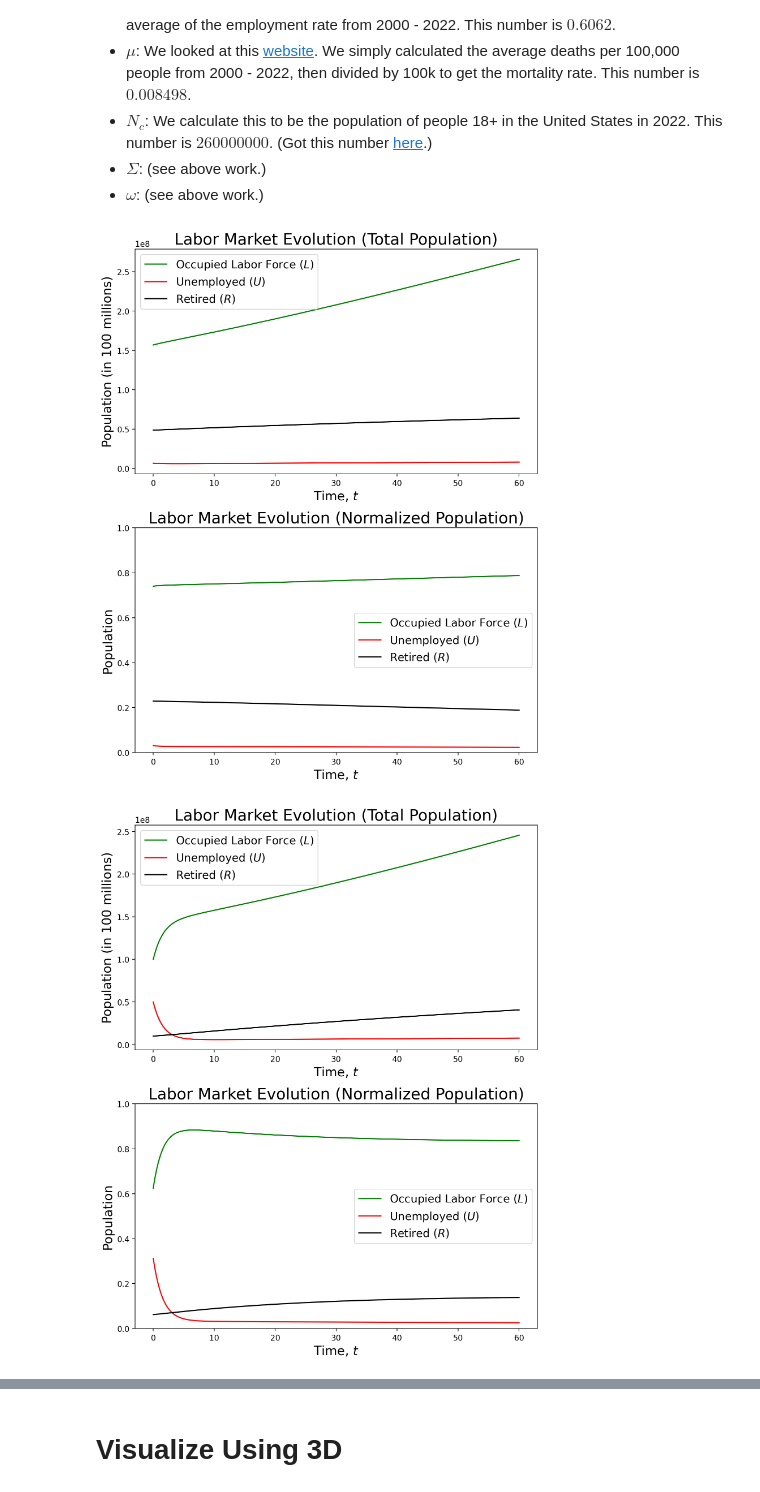
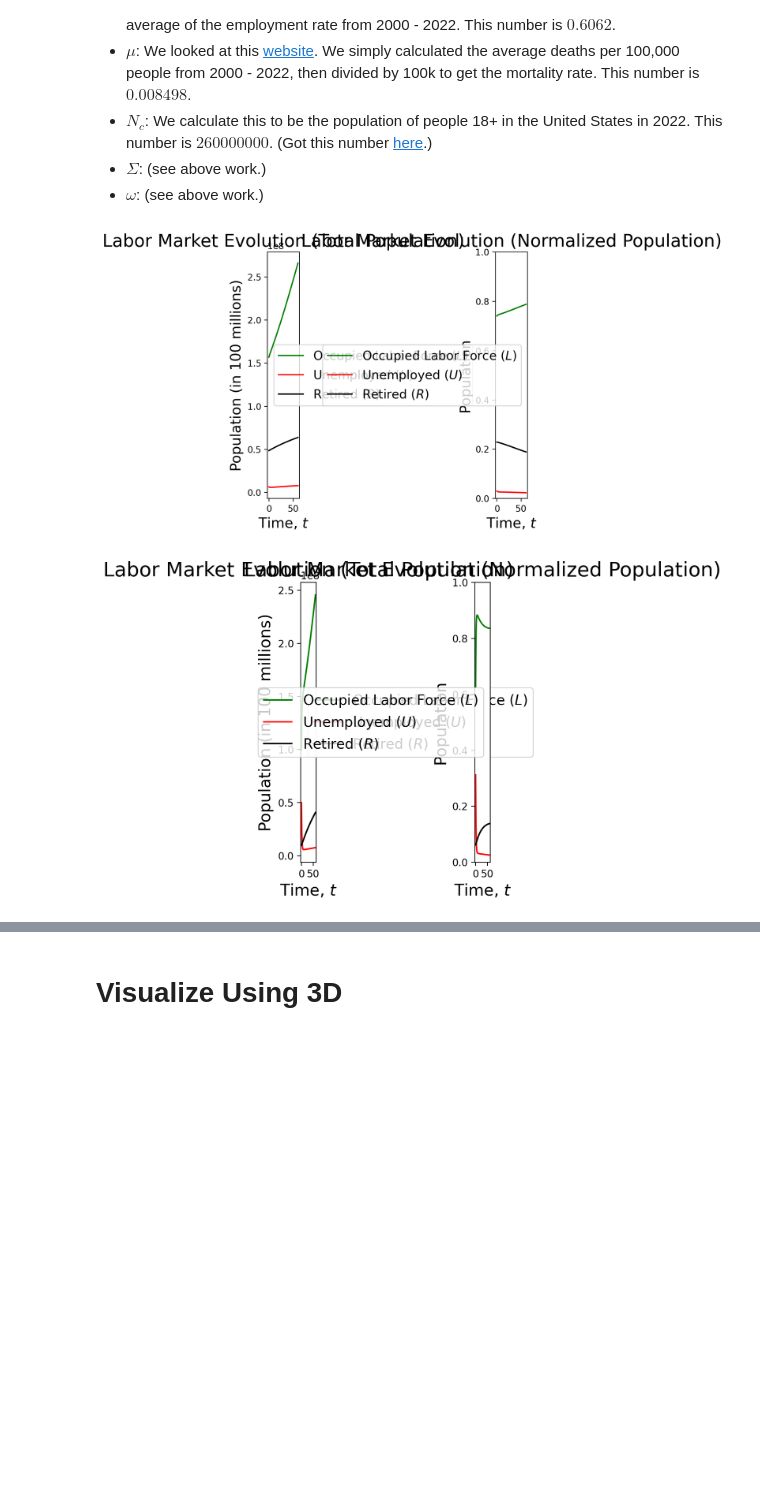
Before and after one commit to dylanskinner65/LaborEconomyDynamics, a Jupyter notebook: diff_eq_build.ipynb, the cells around one changed output, grey strips where cells are left out. Saved outputs shown, nothing was run; the diff lists cells and outputs as text; code cells hidden in the pictures; blank space fills up the shorter version.

```diff
--- a/diff_eq_build.ipynb
+++ b/diff_eq_build.ipynb
@@ -242,7 +242,8 @@ t = np.linspace(0, T, 1000)
 # Plug these values into solve_ivp
 # for i, y0 in enumerate([[157e6, 6.5e6, 48.59e6], [157.1e6, 1e6, 1e6], [156.5e6, 6e6, 48e6]]):
 for i, y0 in enumerate([[157e6, 6.5e6, 48.59e6], [100e6, 50e6, 10e6], [18e6, 200e6, 10e6]]):
-    fig, ax = plt.subplots(2, 1, figsize=(8,10), dpi=200)
+    # fig, ax = plt.subplots(2, 1, figsize=(8,10), dpi=200)
+    fig, ax = plt.subplots(1, 2, figsize=(5,5), dpi=200)
     solution = solve_ivp(f, (0, T), y0, t_eval=t, args=(sigma, rho, tau, gamma, mu, N_c, Sigma, omega))
 
     # # Get the number of rabbits and wolves
@@ -267,32 +268,32 @@ for i, y0 in enumerate([[157e6, 6.5e6, 48.59e6], [100e6, 50e6, 10e6], [18e6, 200
     # ax[2].set_ylabel('Population')
     # ax[2].legend()
     sum_people = np.sum(solution.y, axis=0)
 
     ax[0].plot(solution.t, solution.y[0, :], label=f'Occupied Labor Force ($L$)', color='green')
     ax[0].plot(solution.t, solution.y[1, :], label=f'Unemployed ($U$)', color='red')
     ax[0].plot(solution.t, solution.y[2, :], label=f'Retired ($R$)', color='black')
     ax[0].set_title(f'Labor Market Evolution (Total Population)', fontsize=20)
     ax[0].set_xlabel('Time, $t$', fontsize=16)
     ax[0].set_ylabel('Population (in 100 millions)', fontsize=16)
     # ax[i].set_ylim(0, 1)
     ax[0].legend(fontsize=14)
 
     ax[1].plot(solution.t, solution.y[0, :]/sum_people, label=f'Occupied Labor Force ($L$)', color='green')
     ax[1].plot(solution.t, solution.y[1, :]/sum_people, label=f'Unemployed ($U$)', color='red')
     ax[1].plot(solution.t, solution.y[2, :]/sum_people, label=f'Retired ($R$)', color='black')
     # ax[1].set_title(f'Population Model, Initial Conditions: {numerize(y0[0])}, {numerize(y0[1])}, {numerize(y0[2])}')
     ax[1].set_title(f'Labor Market Evolution (Normalized Population)', fontsize=20)
     ax[1].set_xlabel('Time, $t$', fontsize=16)
     ax[1].set_ylabel('Population', fontsize=16)
     ax[1].set_ylim(0, 1)
     ax[1].legend(fontsize=14)
     plt.tight_layout()
     plt.show()
     # print('Done with iteration', i)
 
 
 # plt.tight_layout()
 # plt.show()
 # %% [output]
-[figure, old version]
+[figure, new version]
-[figure, old version]
+[figure, new version]
```
Also changed, not shown: parts of 1 cell of this notebook, 6 other files.
